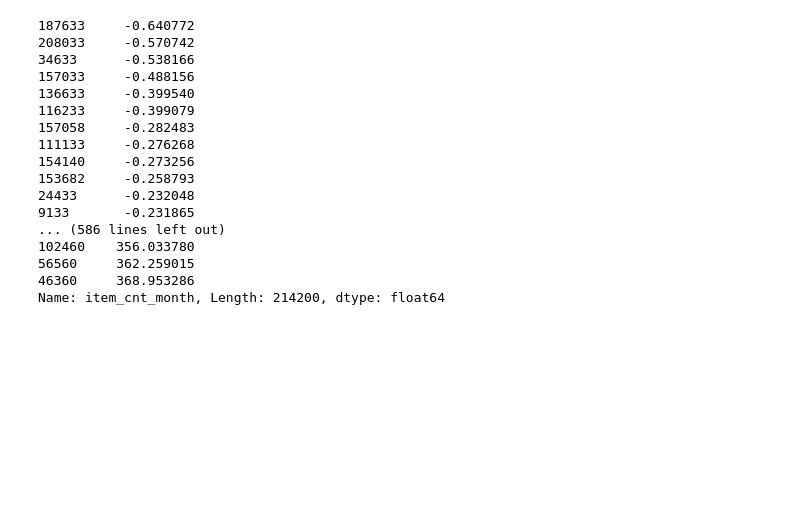
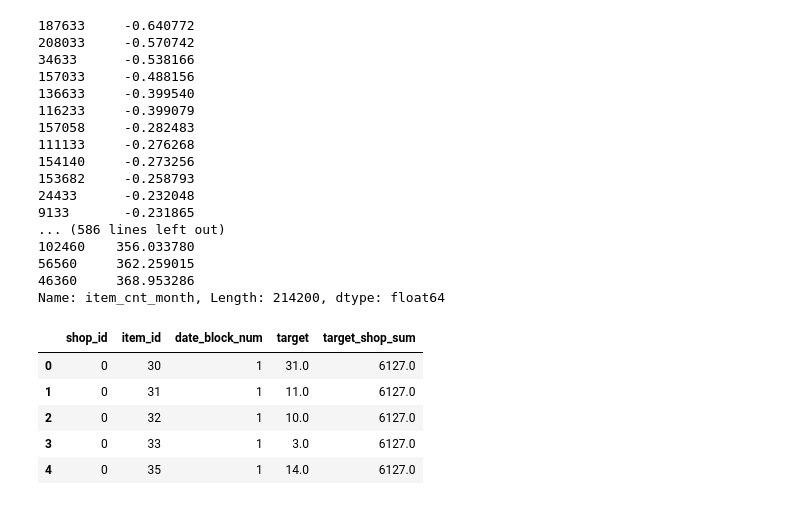
Before and after one commit to sh-tatsuno/how_to_win_kaggle_competition, a Jupyter notebook: warehouse.ipynb, the cells around one changed output. Drawn from its saved outputs; the diff is of its cells as text; code cells hidden in the pictures; blank space fills up the shorter version.

```diff
--- a/warehouse.ipynb
+++ b/warehouse.ipynb
@@ -726,3 +726,44 @@ submit.item_cnt_month.sort_values()
 56560     362.259015
 46360     368.953286
 Name: item_cnt_month, Length: 214200, dtype: float64
+# %%
+DIR = "~/.kaggle/competitions/competitive-data-science-final-project/"
+sales = pd.read_csv(DIR+'sales_train_processed.csv')
+shops = pd.read_csv(DIR+'shops.csv')
+items = pd.read_csv(DIR+'items.csv')
+item_cats = pd.read_csv(DIR+'item_categories.csv')
+tests = pd.read_csv(DIR+'test.csv.gz').drop("ID",axis=1)
+samples = pd.read_csv(DIR+'sample_submission.csv.gz')
+# %%
+index_cols = ['shop_id', 'item_id', 'date_block_num']
+
+# For every month we create a grid from all shops/items combinations from that month
+grid = []
+for block_num in sales['date_block_num'].unique():
+    cur_shops = sales.loc[sales['date_block_num'] == block_num, 'shop_id'].unique()
+    cur_items = sales.loc[sales['date_block_num'] == block_num, 'item_id'].unique()
+    grid.append(np.array(list(product(*[cur_shops, cur_items, [block_num]])),dtype='int32'))
+
+# Turn the grid into a dataframe
+grid = pd.DataFrame(np.vstack(grid), columns = index_cols,dtype=np.int32)
+
+# Groupby data to get shop-item-month aggregates
+gb = sales.groupby(index_cols,as_index=False).agg({'item_cnt_day':{'target':'sum'}})
+# Fix column names
+gb.columns = [col[0] if col[-1]=='' else col[-1] for col in gb.columns.values]
+# Join it to the grid
+all_data = pd.merge(grid, gb, how='left', on=index_cols).fillna(0)
+
+# Same as above but with shop-month aggregates
+gb = sales.groupby(['shop_id', 'date_block_num'],as_index=False).agg({'item_cnt_day':{'target_shop_sum':'sum'}})
+gb.columns = [col[0] if col[-1]=='' else col[-1] for col in gb.columns.values]
+all_data = pd.merge(all_data, gb, how='left', on=['shop_id', 'date_block_num']).fillna(0)
+# %%
+all_data.head()
+# %% [output]
+|  | shop_id | item_id | date_block_num | target | target_shop_sum |
+| 0 | 0 | 30 | 1 | 31.0 | 6127.0 |
+| 1 | 0 | 31 | 1 | 11.0 | 6127.0 |
+| 2 | 0 | 32 | 1 | 10.0 | 6127.0 |
+| 3 | 0 | 33 | 1 | 3.0 | 6127.0 |
+| 4 | 0 | 35 | 1 | 14.0 | 6127.0 |
```
Also changed, not shown: parts of 6 cells of this notebook, 2 other files.
